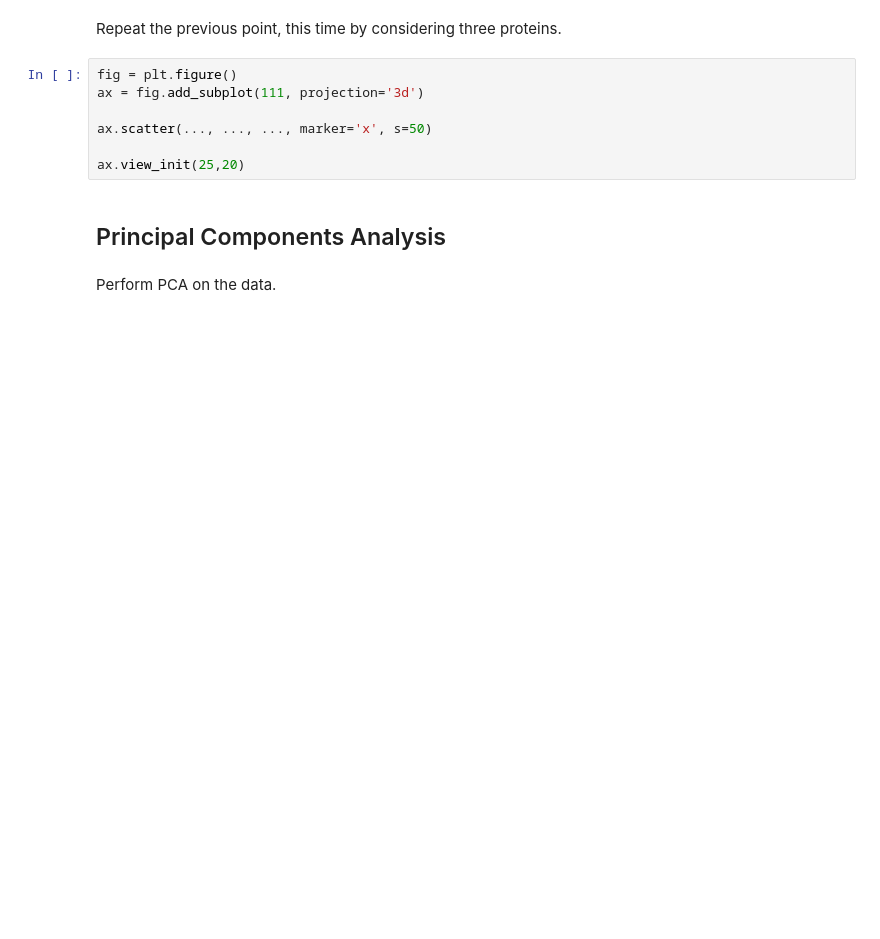
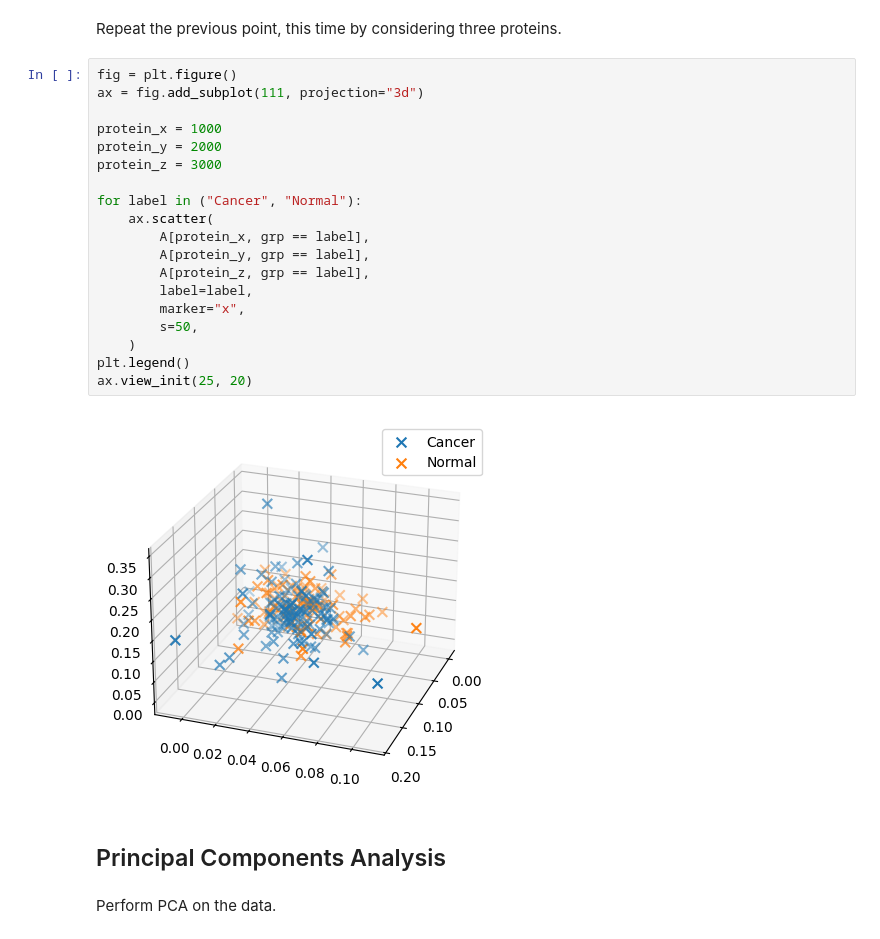
Before and after one commit to Peng-Rao/NAML_labs, a Jupyter notebook: lab2/cancer_diagnostic.ipynb, the cells around one changed output. Cells and saved outputs as stored; diff of their text form; blank space fills up the shorter version.

```diff
--- a/lab2/cancer_diagnostic.ipynb
+++ b/lab2/cancer_diagnostic.ipynb
@@ -39,11 +61,25 @@ Choose two proteins (between 1 and 4000), and make a scatterplot of the correspo
 Repeat the previous point, this time by considering three proteins.
 # %%
 fig = plt.figure()
-ax = fig.add_subplot(111, projection='3d')
+ax = fig.add_subplot(111, projection="3d")
 
-ax.scatter(..., ..., ..., marker='x', s=50)
+protein_x = 1000
+protein_y = 2000
+protein_z = 3000
 
-ax.view_init(25,20)
+for label in ("Cancer", "Normal"):
+    ax.scatter(
+        A[protein_x, grp == label],
+        A[protein_y, grp == label],
+        A[protein_z, grp == label],
+        label=label,
+        marker="x",
+        s=50,
+    )
+plt.legend()
+ax.view_init(25, 20)
+# %% [output]
+[figure, added]
 # %% [markdown]
 ## Principal Components Analysis
 # %% [markdown]
```
Also changed, not shown: parts of 16 cells of this notebook, 4 other files.
